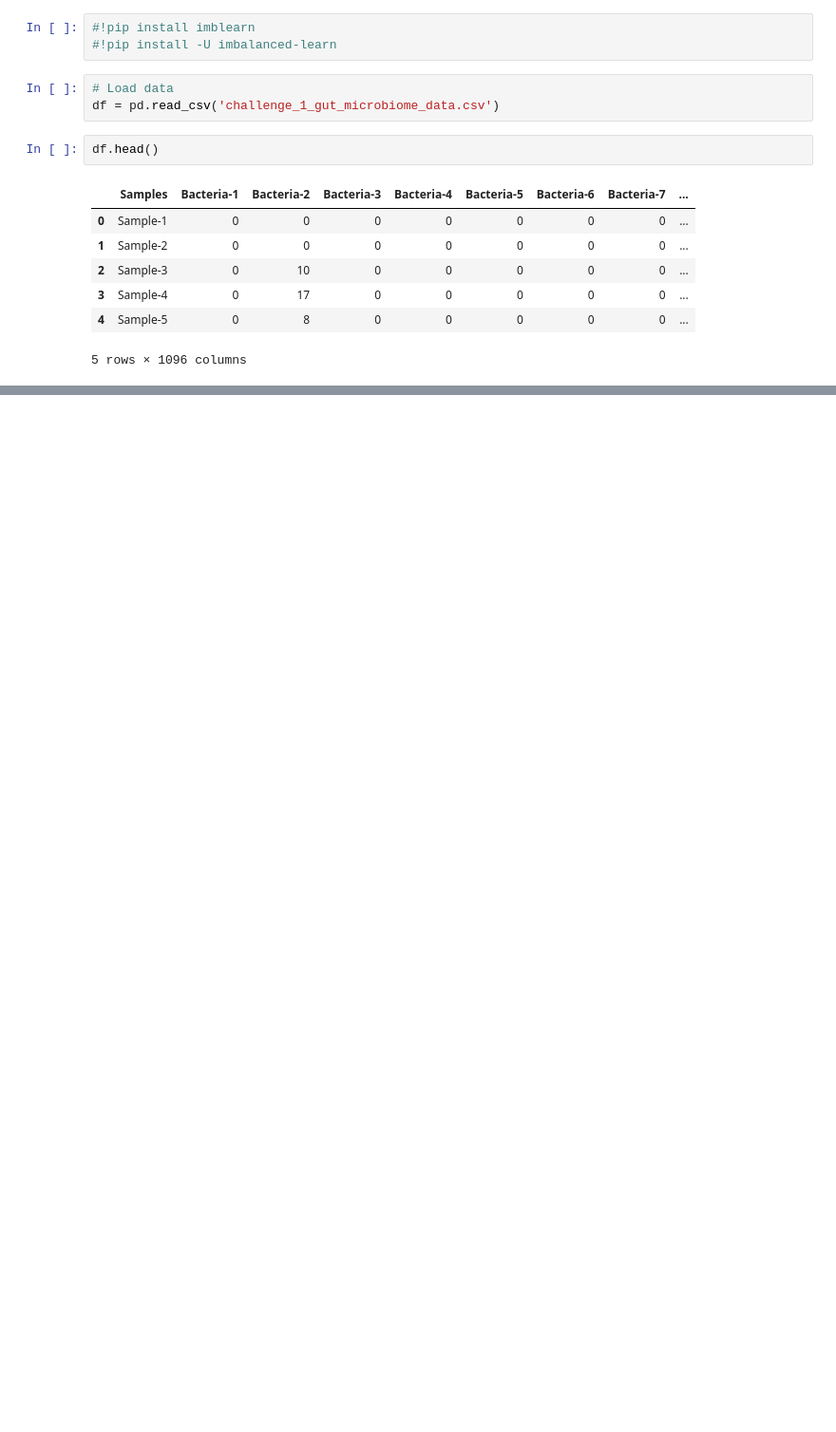
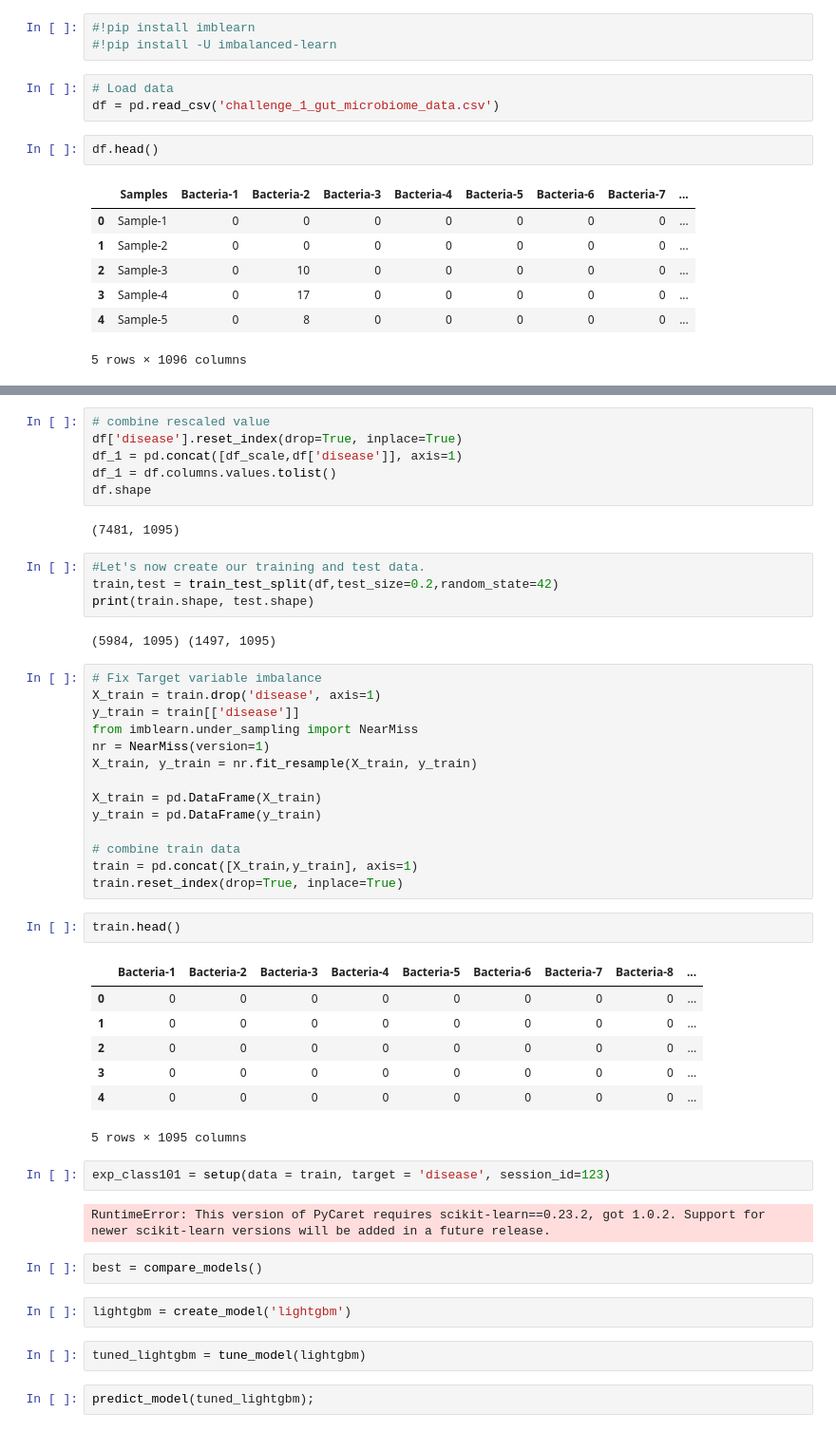
Before and after one commit to edimaudo/hackathon_coding_challenges, a Jupyter notebook: pharma_hacks/Pharmahacks.ipynb, the cells around one changed output, grey strips where cells are left out. Shown at 95% size. Drawn from its saved outputs; the diff is of its cells as text; blank space fills up the shorter version.

```diff
--- a/pharma_hacks/Pharmahacks.ipynb
+++ b/pharma_hacks/Pharmahacks.ipynb
@@ -356,0 +371,50 @@ ValueError: could not convert string to float: 'Sample-1'
+# %%
+# combine rescaled value
+df['disease'].reset_index(drop=True, inplace=True)
+df_1 = pd.concat([df_scale,df['disease']], axis=1)
+df_1 = df.columns.values.tolist()
+df.shape
+# %% [output]
+(7481, 1095)
+# %%
+#Let's now create our training and test data.
+train,test = train_test_split(df,test_size=0.2,random_state=42)
+print(train.shape, test.shape)
+# %% [output]
+(5984, 1095) (1497, 1095)
+# %%
+# Fix Target variable imbalance
+X_train = train.drop('disease', axis=1)
+y_train = train[['disease']]
+from imblearn.under_sampling import NearMiss
+nr = NearMiss(version=1)
+X_train, y_train = nr.fit_resample(X_train, y_train)
+
+X_train = pd.DataFrame(X_train)
+y_train = pd.DataFrame(y_train)
+
+# combine train data
+train = pd.concat([X_train,y_train], axis=1)
+train.reset_index(drop=True, inplace=True)
+# %%
+train.head()
+# %% [output]
+|  | Bacteria-1 | Bacteria-2 | Bacteria-3 | Bacteria-4 | Bacteria-5 | Bacteria-6 | Bacteria-7 | Bacteria-8 | ... |
+| 0 | 0 | 0 | 0 | 0 | 0 | 0 | 0 | 0 | ... |
+| 1 | 0 | 0 | 0 | 0 | 0 | 0 | 0 | 0 | ... |
+| 2 | 0 | 0 | 0 | 0 | 0 | 0 | 0 | 0 | ... |
+| 3 | 0 | 0 | 0 | 0 | 0 | 0 | 0 | 0 | ... |
+| 4 | 0 | 0 | 0 | 0 | 0 | 0 | 0 | 0 | ... |
+5 rows × 1095 columns
+# %%
+exp_class101 = setup(data = train, target = 'disease', session_id=123)
+# %% [output]
+RuntimeError: This version of PyCaret requires scikit-learn==0.23.2, got 1.0.2. Support for newer scikit-learn versions will be added in a future release.
+# %%
+best = compare_models()
+# %%
+lightgbm = create_model('lightgbm')
+# %%
+tuned_lightgbm = tune_model(lightgbm)
+# %%
+predict_model(tuned_lightgbm);
```
Also changed, not shown: parts of 10 cells of this notebook.
